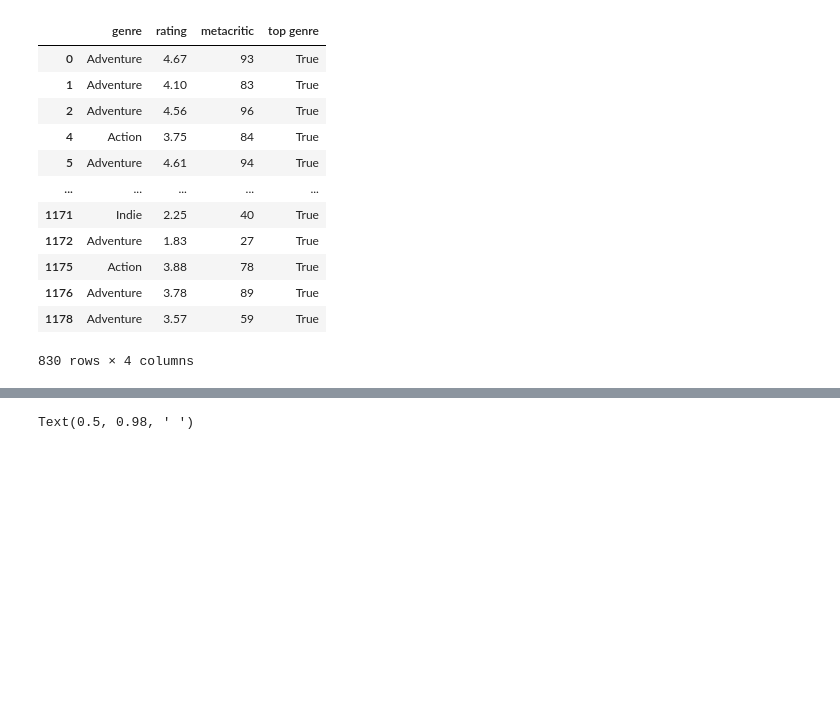
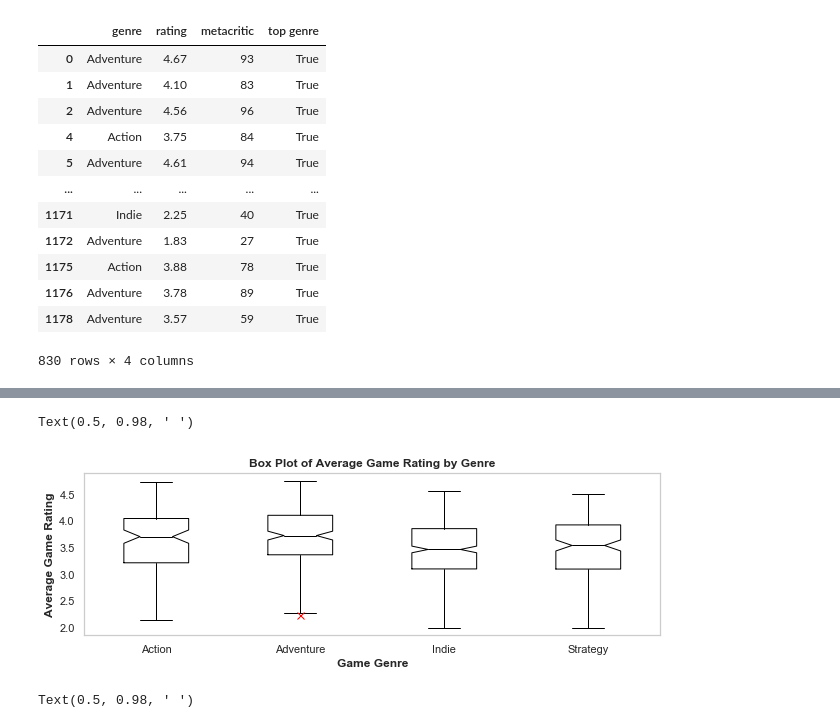
Before and after one commit to Rishi0406/project_1, a Jupyter notebook: game_genre.ipynb, the cells around one changed output, grey strips where cells are left out. Saved outputs shown, nothing was run; the diff lists cells and outputs as text; code cells hidden in the pictures; blank space fills up the shorter version.

```diff
--- a/game_genre.ipynb
+++ b/game_genre.ipynb
@@ -130,0 +131,15 @@ Text(0.5, 0.98, ' ')
+# %%
+# testing whether results will be similar without outliers
+genre_df_short_nooutlier=genre_df_short.copy()
+
+for i in genre_df_short["genre"].unique():
+    Q1=genre_df_short["rating"][genre_df_short["genre"]==i].quantile(.25)
+    Q3=genre_df_short["rating"][genre_df_short["genre"]==i].quantile(.75)
+    IQR=Q3-Q1
+    lower_bound=Q1-(1.5*IQR)
+    for j in genre_df_short_nooutlier.index:
+        if (genre_df_short_nooutlier.loc[j,"genre"]==i) & (genre_df_short_nooutlier.loc[j,"rating"]<lower_bound):
+            genre_df_short_nooutlier.loc[j,"outlier"]=True
+
+genre_df_short_nooutlier=genre_df_short_nooutlier[genre_df_short_nooutlier["outlier"]!=True]
+genre_df_short_nooutlier
@@ -131,3 +160,14 @@ Text(0.5, 0.98, ' ')
+# %%
+genre_df_short_nooutlier.boxplot("rating",by="genre",figsize=(10,3),grid=False,\
+                       notch=True,color="black",\
+                       flierprops=dict(marker='x',markersize=7, markeredgecolor="red"))
+plt.title("Box Plot of Average Game Rating by Genre",fontweight="bold")
+plt.xlabel("Game Genre", fontweight="bold")
+plt.ylabel("Average Game Rating", fontweight="bold")
+plt.suptitle(" ")
+# %% [output]
+Text(0.5, 0.98, ' ')
+[figure, added]
 # %%
 genre_df_short.boxplot("metacritic",by="genre",figsize=(10,3),grid=False,\
                        notch=True,color="black",\
```
Also changed, not shown: parts of 7 cells of this notebook, 5 other files.
